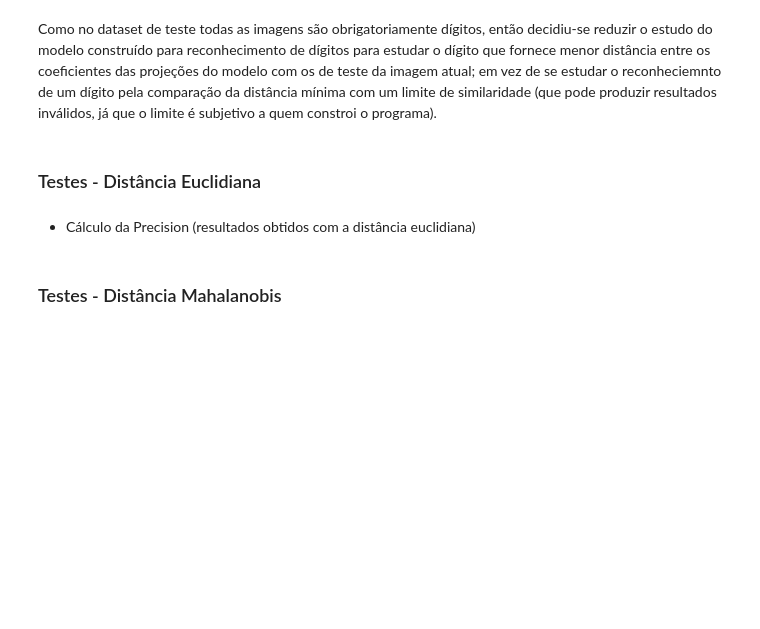
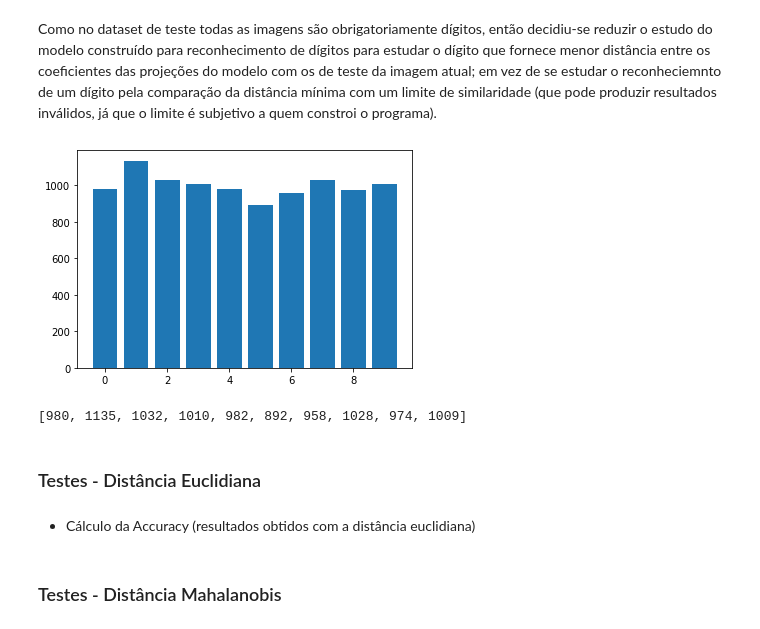
Before and after one commit to GuiSSMartins/MNIST_PCA_Digitos_MML, a Jupyter notebook: trainMNIST.ipynb, the cells around one changed output. Drawn from its saved outputs; the diff is of its cells as text; code cells hidden in the pictures; blank space fills up the shorter version.

```diff
--- a/trainMNIST.ipynb
+++ b/trainMNIST.ipynb
@@ -311,6 +317,40 @@ else:
 Tudo certo
 # %% [markdown]
 Como no dataset de teste todas as imagens são obrigatoriamente dígitos, então decidiu-se reduzir o estudo do modelo construído para reconhecimento de dígitos para estudar o dígito que fornece menor distância entre os coeficientes das projeções do modelo com os de teste da imagem atual; em vez de se estudar o reconheciemnto de um dígito pela comparação da distância mínima com um limite de similaridade (que pode produzir resultados inválidos, já que o limite é subjetivo a quem constroi o programa).
+# %%
+number_labels = [0,0,0,0,0,0,0,0,0,0]
+
+for n in range(0,10000):
+    if label_test_array[n] == 0:
+        number_labels[0] = number_labels[0] + 1
+    elif label_test_array[n] == 1:
+        number_labels[1] = number_labels[1] + 1
+    elif label_test_array[n] == 2:
+        number_labels[2] = number_labels[2] + 1
+    elif label_test_array[n] == 3:
+        number_labels[3] = number_labels[3] + 1
+    elif label_test_array[n] == 4:
+        number_labels[4] = number_labels[4] + 1
+    elif label_test_array[n] == 5:
+        number_labels[5] = number_labels[5] + 1
+    elif label_test_array[n] == 6:
+        number_labels[6] = number_labels[6] + 1
+    elif label_test_array[n] == 7:
+        number_labels[7] = number_labels[7] + 1
+    elif label_test_array[n] == 8:
+        number_labels[8] = number_labels[8] + 1
+    elif label_test_array[n] == 9:
+        number_labels[9] = number_labels[9] + 1
+
+
+plt.bar([0,1,2,3,4,5,6,7,8,9], number_labels)
+plt.show()
+# %% [output]
+[figure, added]
+# %%
+number_labels
+# %% [output]
+[980, 1135, 1032, 1010, 982, 892, 958, 1028, 974, 1009]
 # %% [markdown]
 ### Testes - Distância Euclidiana
 # %%
@@ -320,2 +366,2 @@ results_euclidiana_imagens = [] # cada valor indica a label da imagem no índice
 # %% [markdown]
-- Cálculo da Precision (resultados obtidos com a distância euclidiana)
+- Cálculo da Accuracy (resultados obtidos com a distância euclidiana)
```
Also changed, not shown: parts of 7 cells of this notebook.
